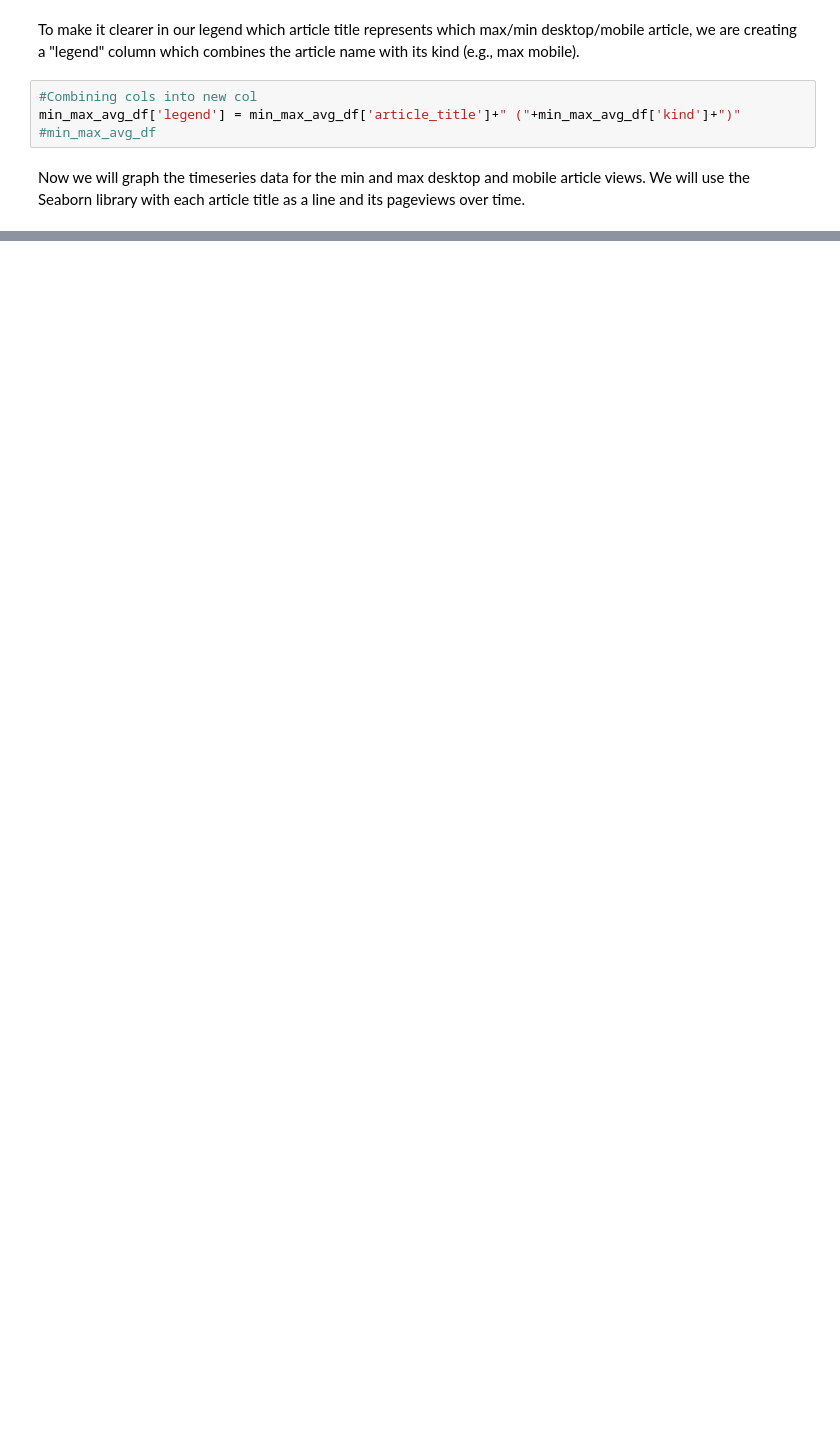
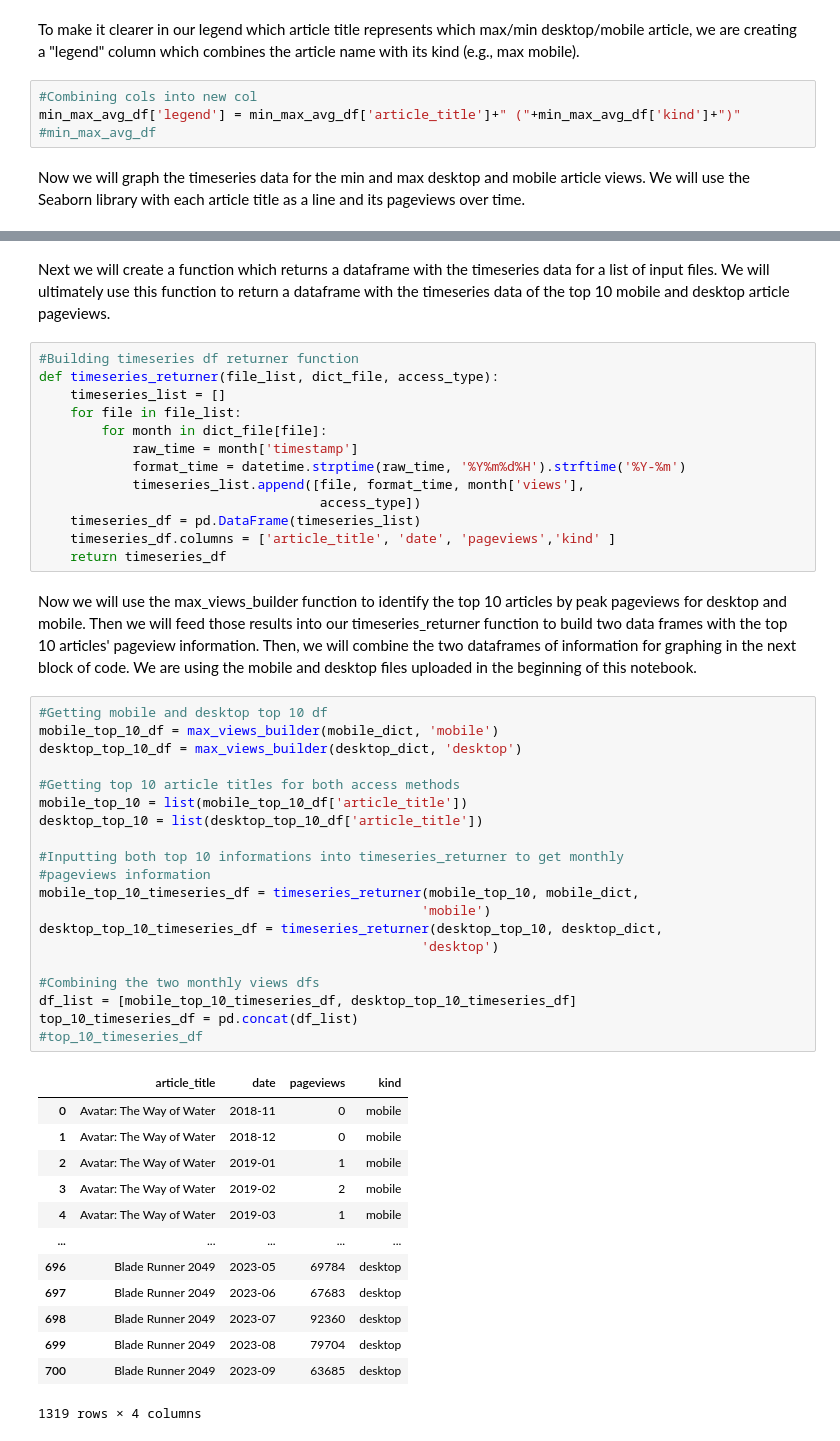
Before and after one commit to ekrolen/data-512-homework_1, a Jupyter notebook: scr/data_analysis.ipynb, the cells around one changed output, grey strips where cells are left out. Drawn from its saved outputs; the diff is of its cells as text; blank space fills up the shorter version.

```diff
--- a/scr/data_analysis.ipynb
+++ b/scr/data_analysis.ipynb
@@ -141,0 +202,51 @@ fig.write_image('../results/min_avg_max_avg.png')
+# %% [markdown]
+Next we will create a function which returns a dataframe with the timeseries data for a list of input files. We will ultimately use this function to return a dataframe with the timeseries data of the top 10 mobile and desktop article pageviews.
+# %%
+#Building timeseries df returner function
+def timeseries_returner(file_list, dict_file, access_type):
+    timeseries_list = []
+    for file in file_list:
+        for month in dict_file[file]:
+            raw_time = month['timestamp']
+            format_time = datetime.strptime(raw_time, '%Y%m%d%H').strftime('%Y-%m')
+            timeseries_list.append([file, format_time, month['views'],
+                                    access_type])
+    timeseries_df = pd.DataFrame(timeseries_list)
+    timeseries_df.columns = ['article_title', 'date', 'pageviews','kind' ]
+    return timeseries_df
+# %% [markdown]
+Now we will use the max_views_builder function to identify the top 10 articles by peak pageviews for desktop and mobile. Then we will feed those results into our timeseries_returner function to build two data frames with the top 10 articles' pageview information. Then, we will combine the two dataframes of information for graphing in the next block of code. We are using the mobile and desktop files uploaded in the beginning of this notebook.
+# %%
+#Getting mobile and desktop top 10 df
+mobile_top_10_df = max_views_builder(mobile_dict, 'mobile')
+desktop_top_10_df = max_views_builder(desktop_dict, 'desktop')
+
+#Getting top 10 article titles for both access methods
+mobile_top_10 = list(mobile_top_10_df['article_title'])
+desktop_top_10 = list(desktop_top_10_df['article_title'])
+
+#Inputting both top 10 informations into timeseries_returner to get monthly
+#pageviews information
+mobile_top_10_timeseries_df = timeseries_returner(mobile_top_10, mobile_dict,
+                                                 'mobile')
+desktop_top_10_timeseries_df = timeseries_returner(desktop_top_10, desktop_dict,
+                                                 'desktop')
+
+#Combining the two monthly views dfs
+df_list = [mobile_top_10_timeseries_df, desktop_top_10_timeseries_df]
+top_10_timeseries_df = pd.concat(df_list)
+#top_10_timeseries_df
+# %% [output]
+|  | article_title | date | pageviews | kind |
+| 0 | Avatar: The Way of Water | 2018-11 | 0 | mobile |
+| 1 | Avatar: The Way of Water | 2018-12 | 0 | mobile |
+| 2 | Avatar: The Way of Water | 2019-01 | 1 | mobile |
+| 3 | Avatar: The Way of Water | 2019-02 | 2 | mobile |
+| 4 | Avatar: The Way of Water | 2019-03 | 1 | mobile |
+| ... | ... | ... | ... | ... |
+| 696 | Blade Runner 2049 | 2023-05 | 69784 | desktop |
+| 697 | Blade Runner 2049 | 2023-06 | 67683 | desktop |
+| 698 | Blade Runner 2049 | 2023-07 | 92360 | desktop |
+| 699 | Blade Runner 2049 | 2023-08 | 79704 | desktop |
+| 700 | Blade Runner 2049 | 2023-09 | 63685 | desktop |
+1319 rows × 4 columns
```
Also changed, not shown: parts of 13 cells of this notebook, 1 other file.
